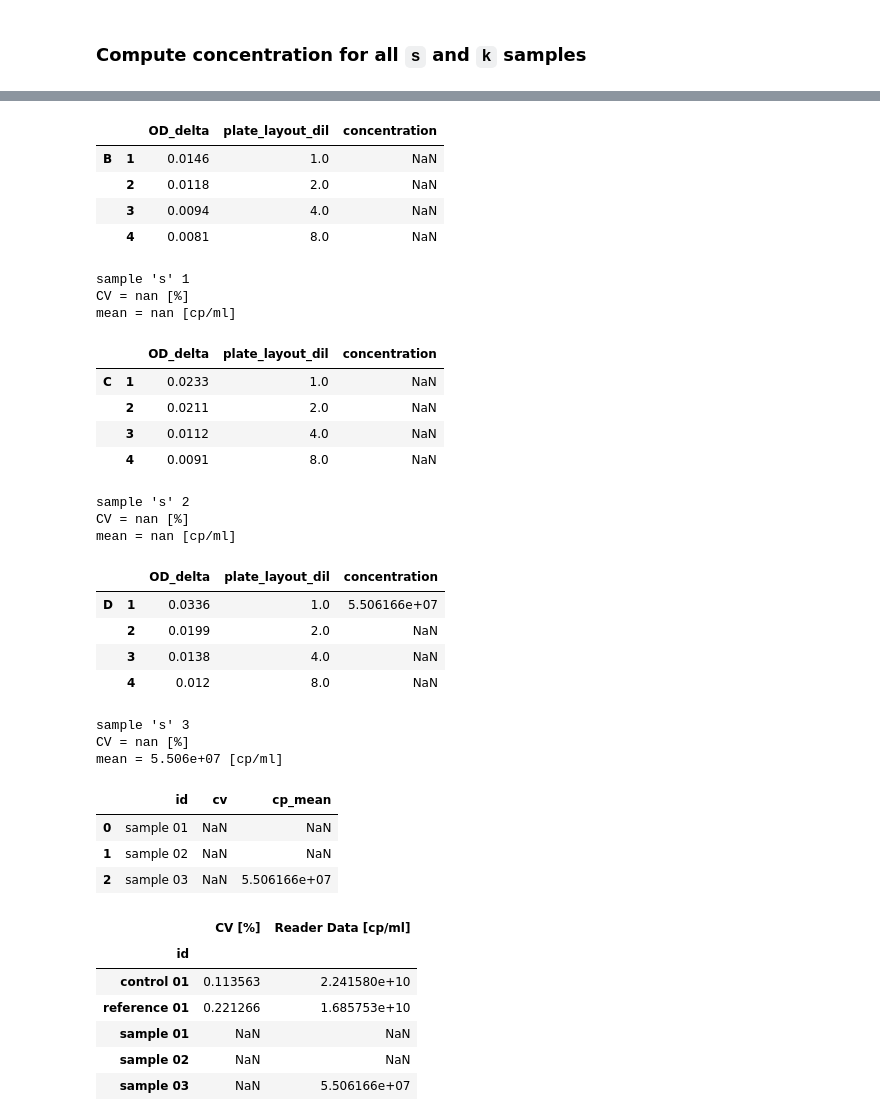
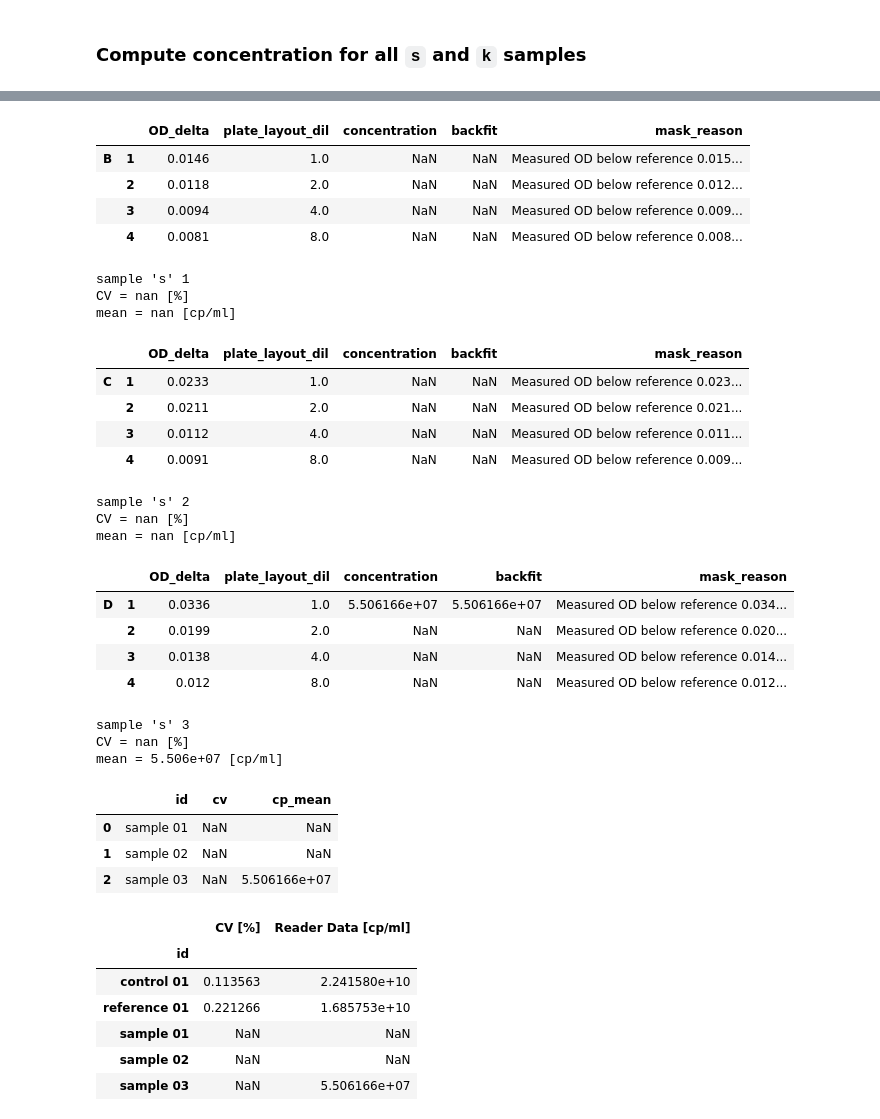
Before and after one commit to igicerovsky/elisa-report, a Jupyter notebook: report_notebook_steps_inplace.ipynb, the cells around one changed output, grey strips where cells are left out. Saved outputs shown, nothing was run; the diff lists cells and outputs as text; code cells hidden in the pictures.

```diff
--- a/report_notebook_steps_inplace.ipynb
+++ b/report_notebook_steps_inplace.ipynb
@@ -528,3 +542,11 @@ display(bf)
 |  | 9 | 1.122125e+09 | 1.150286e+09 | 0.153 | 102.509577 |
 |  | 10 | 5.610625e+08 | 4.622208e+08 | 0.0824 | 82.383126 |
 |  | 11 | 2.805312e+08 | 1.524312e+08 | 0.0465 | 54.336612 |
+# %%
+od_min = bf['Optical density'].min()
+od_max = bf['Optical density'].max()
+print('Optical density range = <{0:.4f}, {1:.4f}>'.format(od_min, od_max))
+
+sv_min = bf['Standard Value [cp/ml]'].min()
+sv_max = bf['Standard Value [cp/ml]'].max()
+print('Standard Value [cp/ml] range = <{0}, {1}>'.format(sv_min, sv_max))
@@ -705,6 +731,7 @@ mean 22415799599.225590
 ### Compute concentration for all `s` and `k` samples
 # %%
 samplesk.loc[:, ['concentration']] = samplesk.apply(lambda x: conc_func(x['OD_delta'], x['plate_layout_dil'], *popt), axis=1)
+samplesk.loc[:, ['backfit']] = samplesk.apply(lambda x: fitdata.inv_func(x['OD_delta'], *popt), axis=1)
 samplesk
 # %% [output]
 |  |  | OD_delta | OD_450 | OD_630 | plate_layout_ident | plate_layout_num | plate_layout_dil_id | ... |
@@ -722,0 +752,16 @@ samplesk
+# %%
+def mask_fn(val, odmin, odmax):
+    return not(val >= odmin and val <= odmax)
+
+def mask_reason_fn(val, odmin, odmax):
+    if val < odmin:
+        return 'Measured OD below reference {0:.3f} < {1:.3f}'.format(val, odmin)
+    if val > odmax:
+        return 'Measured OD above reference {0:.3f} > {1:.3f}'.format(val, odmax)
+    return None
+
+print('Optical density range = <{0:.4f}, {1:.4f}>'.format(od_min, od_max))
+
+# samplesk.loc[:, ['mask']] = samplesk.apply(lambda x: mask_fn(x['OD_delta'], od_min, od_max), axis=1)
+samplesk.loc[:, ['mask_reason']] = samplesk.apply(lambda x: mask_reason_fn(x['OD_delta'], od_min, od_max), axis=1)
+samplesk
@@ -723,53 +783,53 @@ samplesk
 # %%
 SAMPLE_TYPES = {'s':'sample', 'k':'controll', 'r':'refference', 'b':'blank'}
 
 def process_sample(samples, stype, sample_num):
     sample = get_sample(samples, stype, sample_num)
     cv = variation(sample['concentration'], ddof=1)
     mean = numpy.mean(sample['concentration'])
 
     return sample, cv, mean
 
 
 def print_sample(number, stype, sample, cv, mean):
-    display(sample[['OD_delta', 'plate_layout_dil', 'concentration']])
+    display(sample[['OD_delta', 'plate_layout_dil', 'concentration', 'backfit', 'mask_reason']])
     print("{1} '{2}' {0}".format(number, SAMPLE_TYPES[stype], stype))
     print("CV = {:2.3} [%]".format(100 * cv))
     print("mean = {:.4} [cp/ml]".format(mean))
 
 
 process_sample(samplesk, 'k', 1)
 sample_results = pd.DataFrame(columns=['id', 'cv', 'cp_mean'])
 for i in sample_nums:
     stype = 's'
     s = process_sample(samplesk, 's', i)
     print_sample(i, 's', *s)
     sample_results.loc[len(sample_results)] = ['sample {:02d}'.format(i), s[1], s[2]]
     if i == 3: break;
 
 display(sample_results)
 # %% [output]
-|  |  | OD_delta | plate_layout_dil | concentration |
-| B | 1 | 0.0146 | 1.0 | NaN |
-|  | 2 | 0.0118 | 2.0 | NaN |
-|  | 3 | 0.0094 | 4.0 | NaN |
-|  | 4 | 0.0081 | 8.0 | NaN |
+|  |  | OD_delta | plate_layout_dil | concentration | backfit | mask_reason |
+| B | 1 | 0.0146 | 1.0 | NaN | NaN | Measured OD below reference 0.015... |
+|  | 2 | 0.0118 | 2.0 | NaN | NaN | Measured OD below reference 0.012... |
+|  | 3 | 0.0094 | 4.0 | NaN | NaN | Measured OD below reference 0.009... |
+|  | 4 | 0.0081 | 8.0 | NaN | NaN | Measured OD below reference 0.008... |
 sample 's' 1
 CV = nan [%]
 mean = nan [cp/ml]
-|  |  | OD_delta | plate_layout_dil | concentration |
-| C | 1 | 0.0233 | 1.0 | NaN |
-|  | 2 | 0.0211 | 2.0 | NaN |
-|  | 3 | 0.0112 | 4.0 | NaN |
-|  | 4 | 0.0091 | 8.0 | NaN |
+|  |  | OD_delta | plate_layout_dil | concentration | backfit | mask_reason |
+| C | 1 | 0.0233 | 1.0 | NaN | NaN | Measured OD below reference 0.023... |
+|  | 2 | 0.0211 | 2.0 | NaN | NaN | Measured OD below reference 0.021... |
+|  | 3 | 0.0112 | 4.0 | NaN | NaN | Measured OD below reference 0.011... |
+|  | 4 | 0.0091 | 8.0 | NaN | NaN | Measured OD below reference 0.009... |
 sample 's' 2
 CV = nan [%]
 mean = nan [cp/ml]
-|  |  | OD_delta | plate_layout_dil | concentration |
-| D | 1 | 0.0336 | 1.0 | 5.506166e+07 |
-|  | 2 | 0.0199 | 2.0 | NaN |
-|  | 3 | 0.0138 | 4.0 | NaN |
-|  | 4 | 0.012 | 8.0 | NaN |
+|  |  | OD_delta | plate_layout_dil | concentration | backfit | mask_reason |
+| D | 1 | 0.0336 | 1.0 | 5.506166e+07 | 5.506166e+07 | Measured OD below reference 0.034... |
+|  | 2 | 0.0199 | 2.0 | NaN | NaN | Measured OD below reference 0.020... |
+|  | 3 | 0.0138 | 4.0 | NaN | NaN | Measured OD below reference 0.014... |
+|  | 4 | 0.012 | 8.0 | NaN | NaN | Measured OD below reference 0.012... |
 sample 's' 3
 CV = nan [%]
 mean = 5.506e+07 [cp/ml]
```
Also changed, not shown: parts of 15 cells of this notebook.
